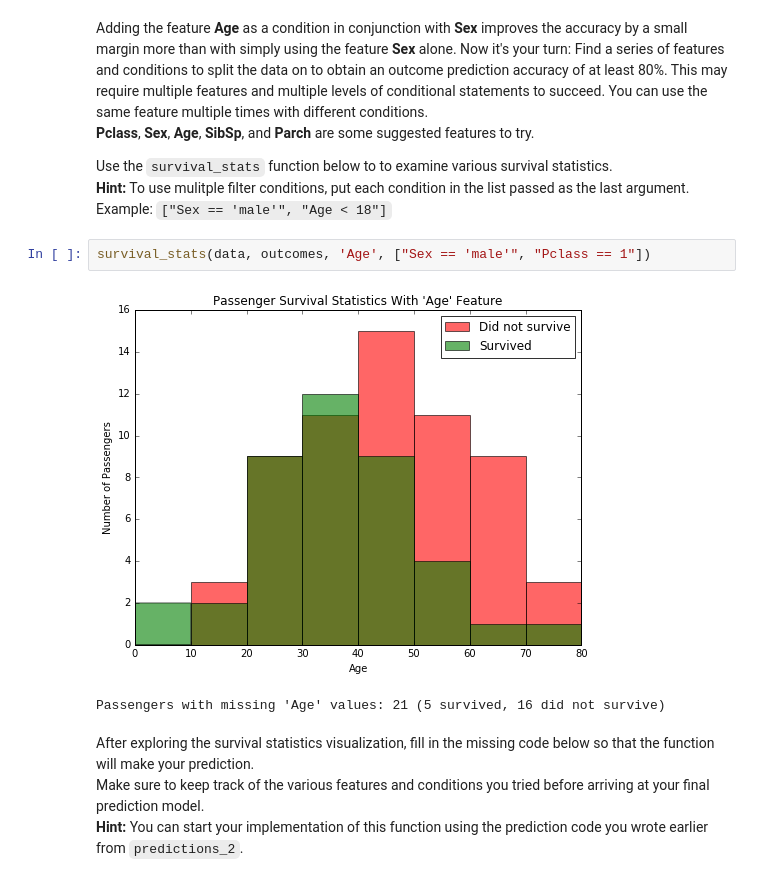
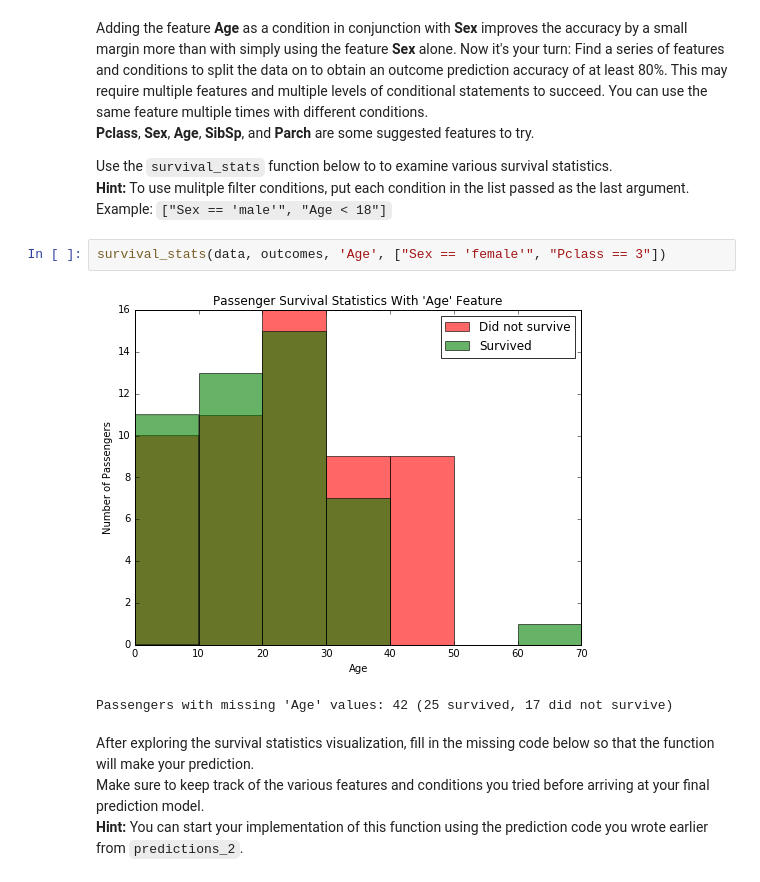
Before and after one commit to camigord/UDACITY_ML, a Jupyter notebook: Project1.1Opt/Titanic_Survival_Exploration.ipynb, the cells around one changed output. Saved outputs shown, nothing was run; the diff lists cells and outputs as text.

```diff
--- a/Project1.1Opt/Titanic_Survival_Exploration.ipynb
+++ b/Project1.1Opt/Titanic_Survival_Exploration.ipynb
@@ -212,10 +212,10 @@ Adding the feature **Age** as a condition in conjunction with **Sex** improves t
 Use the `survival_stats` function below to to examine various survival statistics.
 **Hint:** To use mulitple filter conditions, put each condition in the list passed as the last argument. Example: `["Sex == 'male'", "Age < 18"]`
 # %%
-survival_stats(data, outcomes, 'Age', ["Sex == 'male'", "Pclass == 1"])
+survival_stats(data, outcomes, 'Age', ["Sex == 'female'", "Pclass == 3"])
 # %% [output]
-[figure, old version]
+[figure, new version]
-Passengers with missing 'Age' values: 21 (5 survived, 16 did not survive)
+Passengers with missing 'Age' values: 42 (25 survived, 17 did not survive)
 # %% [markdown]
 After exploring the survival statistics visualization, fill in the missing code below so that the function will make your prediction.
 Make sure to keep track of the various features and conditions you tried before arriving at your final prediction model.
```
Also changed, not shown: parts of 6 cells of this notebook, 34 other files.
